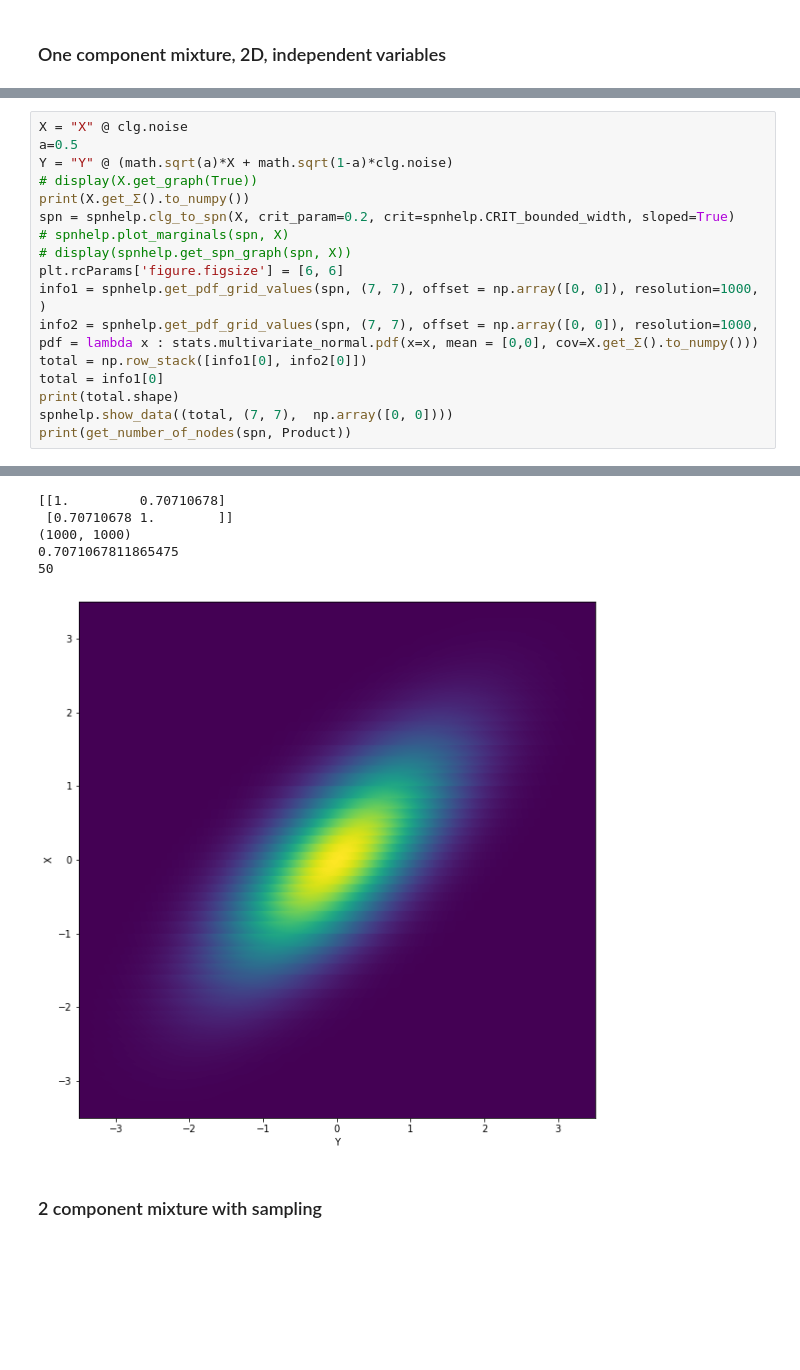
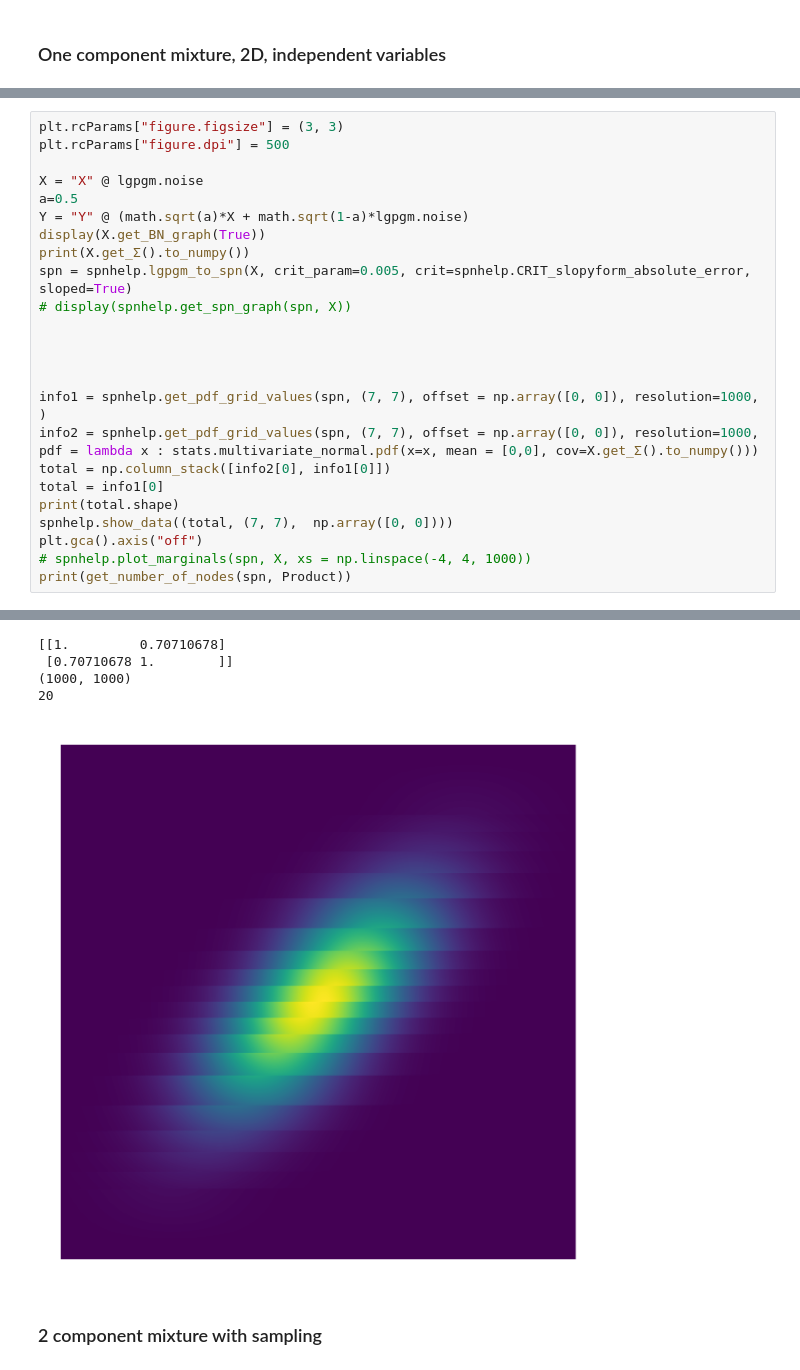
Before and after one commit to Whatisthisname/bayesian_network_to_spn, a Jupyter notebook: nb_basic_tests.ipynb, the cells around one changed output, grey strips where cells are left out. Drawn from its saved outputs; the diff is of its cells as text; blank space fills up the shorter version.

```diff
--- a/nb_basic_tests.ipynb
+++ b/nb_basic_tests.ipynb
@@ -16,18 +18,25 @@ import math
 # %%
-X = "X" @ clg.noise
+plt.rcParams["figure.figsize"] = (3, 3)
+plt.rcParams["figure.dpi"] = 500
+
+X = "X" @ lgpgm.noise
 a=0.5
-Y = "Y" @ (math.sqrt(a)*X + math.sqrt(1-a)*clg.noise)
-# display(X.get_graph(True))
+Y = "Y" @ (math.sqrt(a)*X + math.sqrt(1-a)*lgpgm.noise)
+display(X.get_BN_graph(True))
 print(X.get_Σ().to_numpy())
-spn = spnhelp.clg_to_spn(X, crit_param=0.2, crit=spnhelp.CRIT_bounded_width, sloped=True)
-# spnhelp.plot_marginals(spn, X)
+spn = spnhelp.lgpgm_to_spn(X, crit_param=0.005, crit=spnhelp.CRIT_slopyform_absolute_error, sloped=True)
 # display(spnhelp.get_spn_graph(spn, X))
-plt.rcParams['figure.figsize'] = [6, 6]
+
+
+
+
 info1 = spnhelp.get_pdf_grid_values(spn, (7, 7), offset = np.array([0, 0]), resolution=1000, )
 info2 = spnhelp.get_pdf_grid_values(spn, (7, 7), offset = np.array([0, 0]), resolution=1000, pdf = lambda x : stats.multivariate_normal.pdf(x=x, mean = [0,0], cov=X.get_Σ().to_numpy()))
-total = np.row_stack([info1[0], info2[0]])
+total = np.column_stack([info2[0], info1[0]])
 total = info1[0]
 print(total.shape)
 spnhelp.show_data((total, (7, 7),  np.array([0, 0])))
+plt.gca().axis("off")
+# spnhelp.plot_marginals(spn, X, xs = np.linspace(-4, 4, 1000))
 print(get_number_of_nodes(spn, Product))
 # %% [output]
@@ -34,9 +44,8 @@ print(get_number_of_nodes(spn, Product))
 [[1.         0.70710678]
  [0.70710678 1.        ]]
 (1000, 1000)
-0.7071067811865475
-50
+20
-[figure, old version]
+[figure, new version]
 # %% [markdown]
 ### 2 component mixture with sampling
 # %%
```
Also changed, not shown: parts of 7 cells of this notebook, 10 other files.
